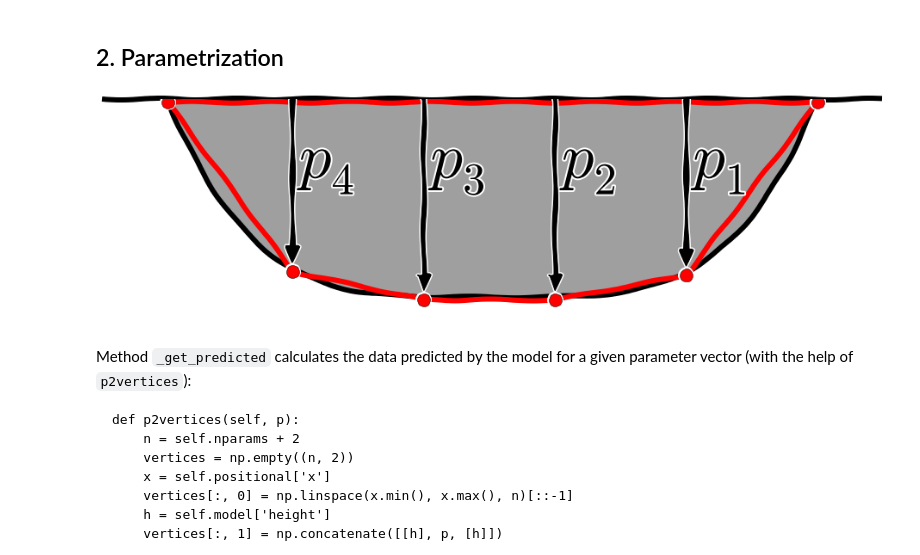
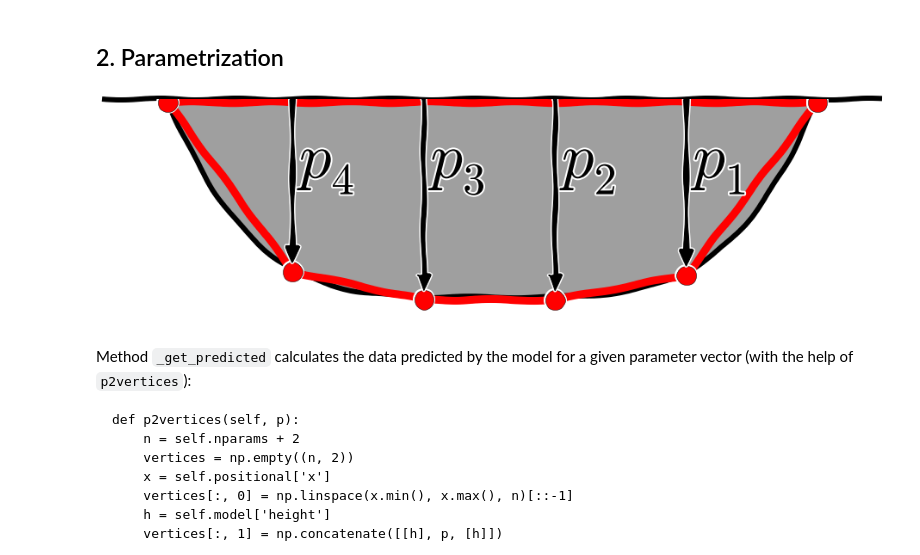
Before and after one commit to leouieda/scipy2014, a Jupyter notebook: gravity_inversion.ipynb, the cells around one changed output. Cells and saved outputs as stored; diff of their text form; code cells hidden in the pictures.

Commit message:
Filling poster with text and formula
Tweaked the parametrization figure for larger text.

```diff
--- a/gravity_inversion.ipynb
+++ b/gravity_inversion.ipynb
@@ -138,32 +138,32 @@ params_sketch = np.concatenate([verts_sketch[::20], [verts_sketch[-1]]]) + 100
 # %%
 with mpl.xkcd():
     mpl.figure(figsize=(13, 4))
     mpl.polygon(sketch, fill='grey', alpha=0.5, linewidth=linewidth)
-    lines = mpl.polygon(Polygon(params_sketch), 'o-r', linewidth=linewidth)
-    lines.set_markersize(markersize)
+    lines = mpl.polygon(Polygon(params_sketch), 'o-r', linewidth=1.5*linewidth)
+    lines.set_markersize(1.5*markersize)
     for i, v in enumerate(params_sketch[1:-1]):
         xc, zc = v
         mpl.arrow(xc, 0, 0, zc - 300, color='k', width=100*linewidth, head_length=500, head_width=2000,
                   length_includes_head=True, zorder=10)
         mpl.text(xc + 1000, 2500, r'$p_%d$' % (i + 1), fontsize=1.5*fontsize)
     mpl.ylim(0, 7000)
     mpl.xlim(x_sketch.min(), x_sketch.max())
     mpl.m2km()
     ax = mpl.gca()
     ax.invert_yaxis()
     ax.spines['bottom'].set_visible(False)
     ax.spines['right'].set_visible(False)
     ax.spines['left'].set_visible(False)
     ax.spines['top'].set_linewidth(linewidth)
     ax.spines['top'].zorder = 0
     ax.yaxis.set_ticks_position('left')
     ax.set_xticks([])
     ax.set_yticks([])
     ax.tick_params(labelsize=fontsize, pad=tickpad)
     mpl.tight_layout()
     mpl.savefig('parametrization.png', **savefigrc)
 # %% [output]
-[figure, old version]
+[figure, new version]
 # %% [markdown]
 Method `_get_predicted` calculates the data predicted by the model for a given parameter vector (with the help of `p2vertices`):
 
```
Also changed, not shown: 2 other files.
